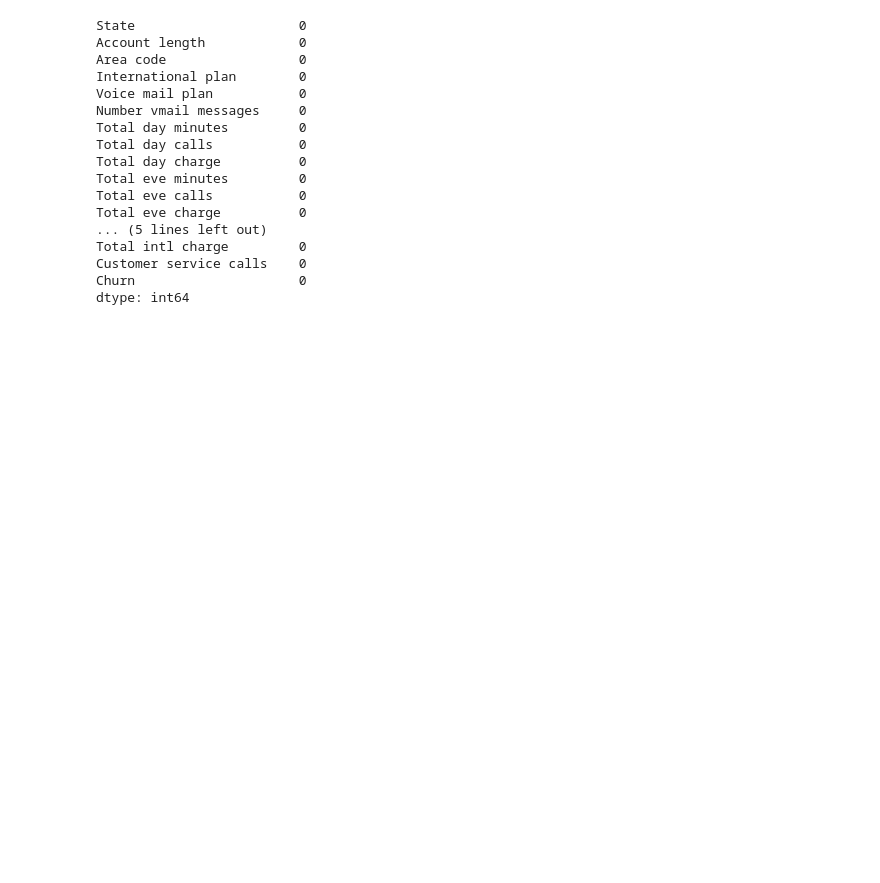
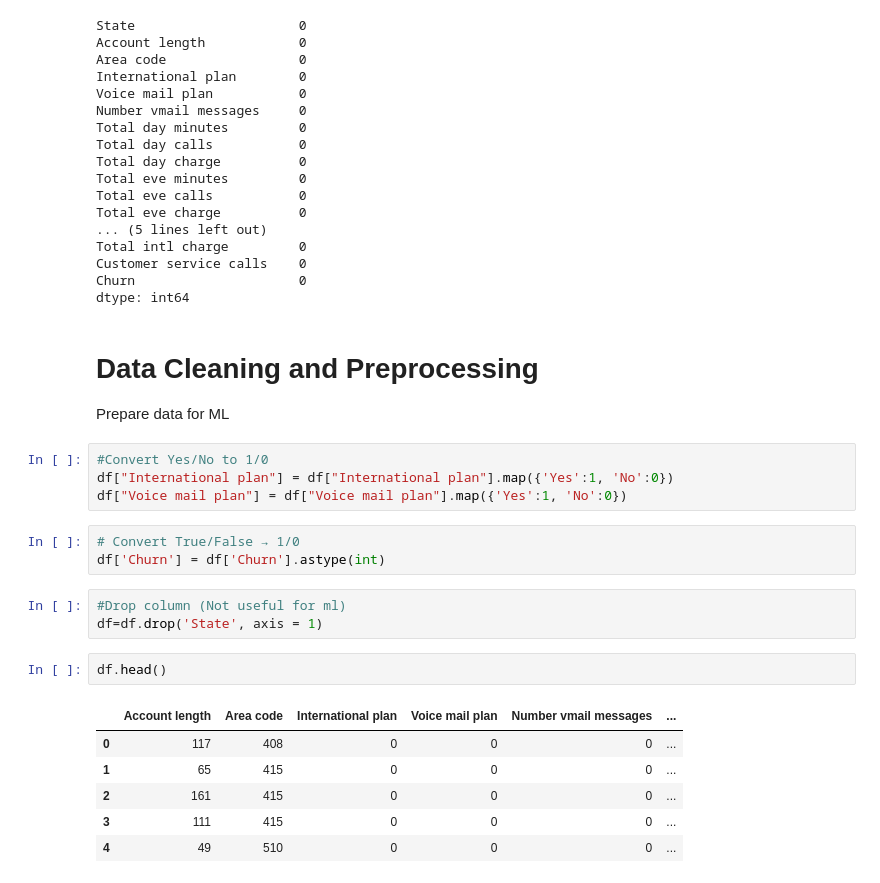
Before and after one commit to chashak20/Business-aligned-solutions, a Jupyter notebook: Untitled.ipynb, the cells around one changed output. Cells and saved outputs as stored; diff of their text form; blank space fills up the shorter version.

```diff
--- a/Untitled.ipynb
+++ b/Untitled.ipynb
@@ -86,3 +88,25 @@ Total intl charge         0
 Customer service calls    0
 Churn                     0
 dtype: int64
+# %% [markdown]
+# Data Cleaning and Preprocessing
+Prepare data for ML
+# %%
+#Convert Yes/No to 1/0
+df["International plan"] = df["International plan"].map({'Yes':1, 'No':0})
+df["Voice mail plan"] = df["Voice mail plan"].map({'Yes':1, 'No':0})
+# %%
+# Convert True/False → 1/0
+df['Churn'] = df['Churn'].astype(int)
+# %%
+#Drop column (Not useful for ml)
+df=df.drop('State', axis = 1)
+# %%
+df.head()
+# %% [output]
+|  | Account length | Area code | International plan | Voice mail plan | Number vmail messages | ... |
+| 0 | 117 | 408 | 0 | 0 | 0 | ... |
+| 1 | 65 | 415 | 0 | 0 | 0 | ... |
+| 2 | 161 | 415 | 0 | 0 | 0 | ... |
+| 3 | 111 | 415 | 0 | 0 | 0 | ... |
+| 4 | 49 | 510 | 0 | 0 | 0 | ... |
```
Also changed, not shown: parts of 12 cells of this notebook.
